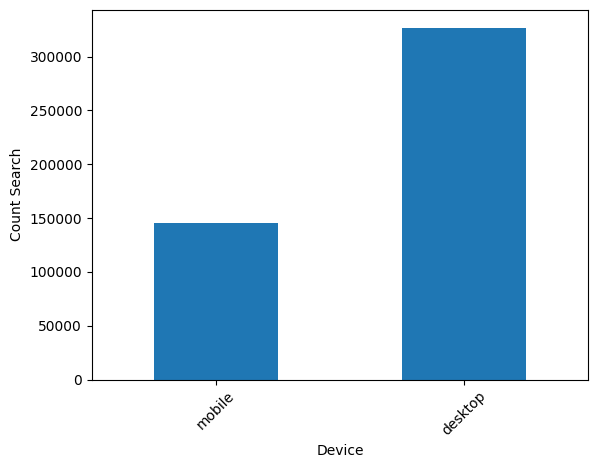
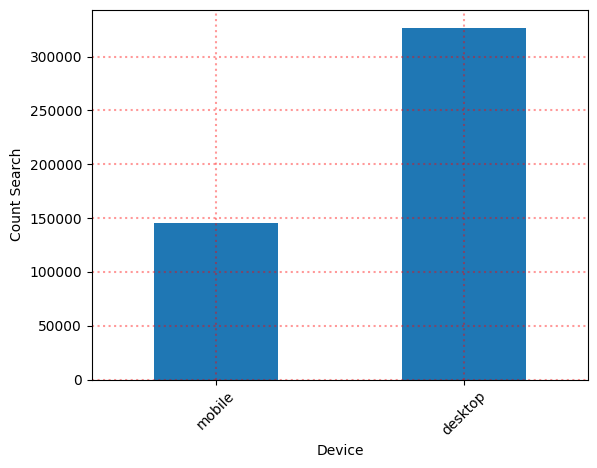
The notebook cell's code change between the first figure and the second:
--- before
+++ after
@@ -3,2 +3,3 @@
 plt.xlabel('Device')
 plt.ylabel('Count Search')
+plt.grid(color='red', alpha=0.4, ls=':', lw=1.5)

Commit: Add files via upload